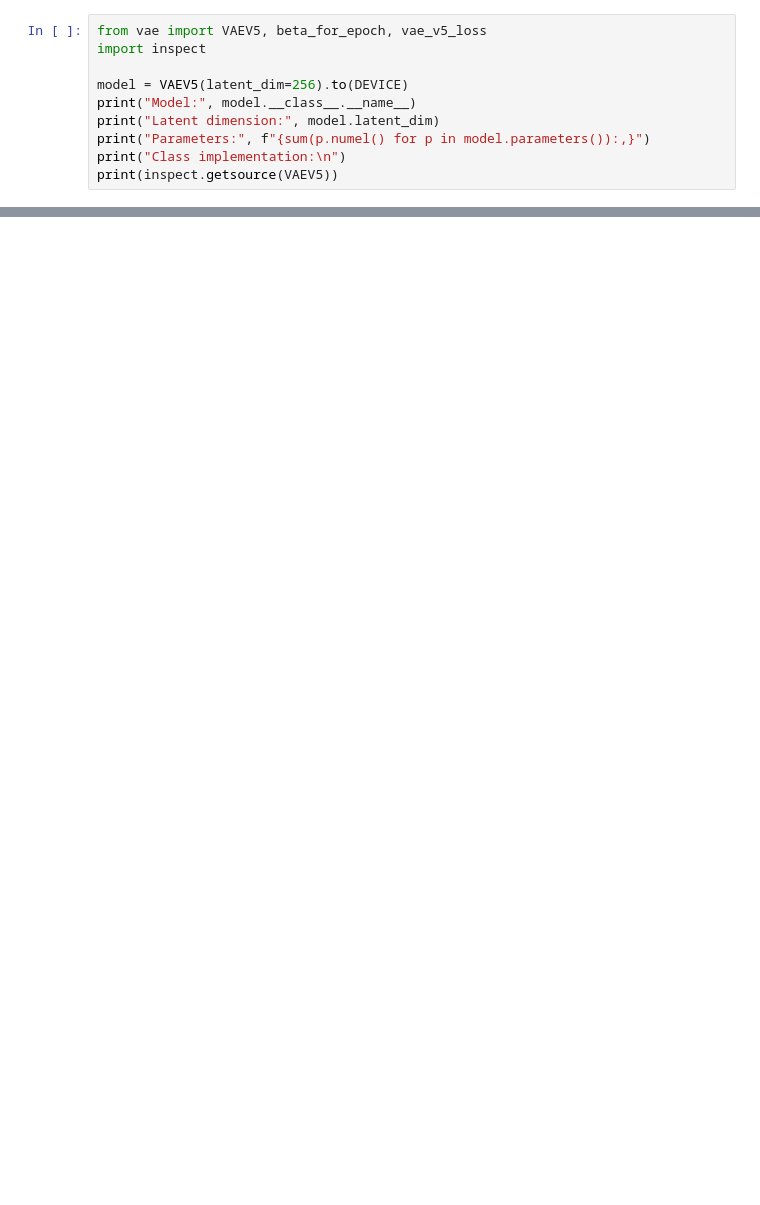
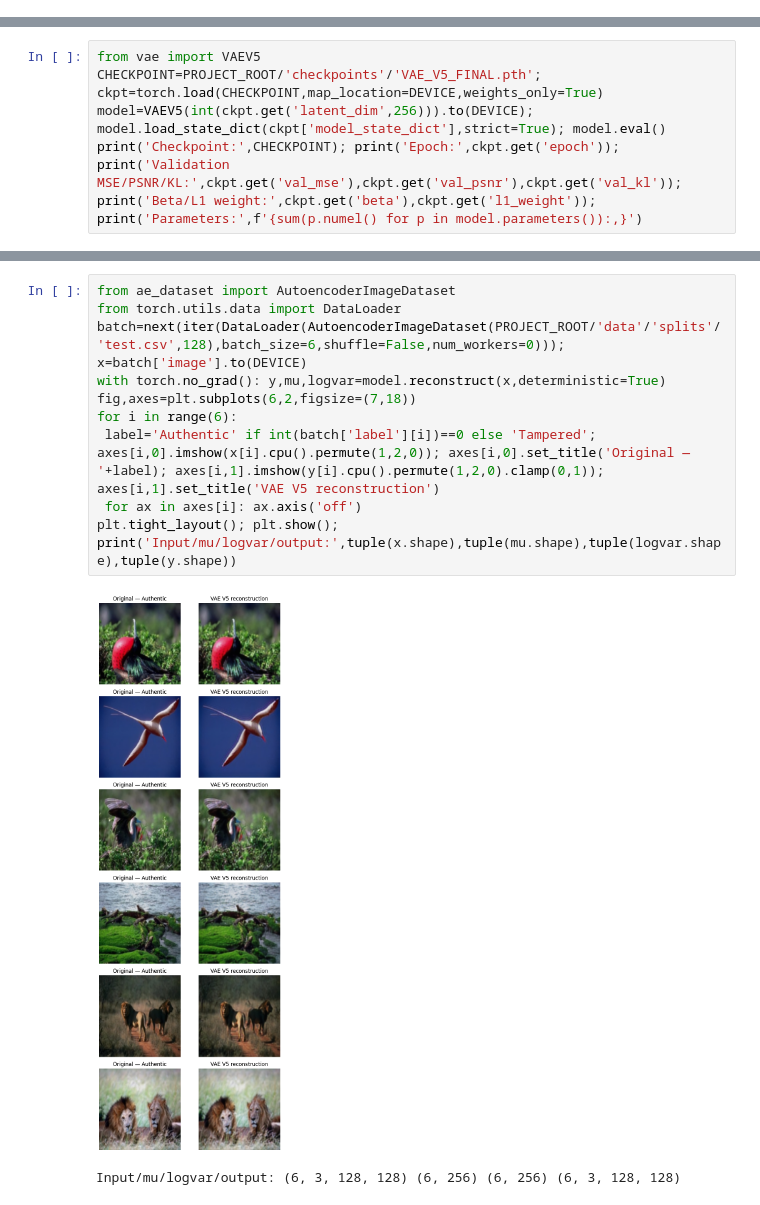
Before and after one commit to Unavailablecoconut76/Digital-Evidence-GenAI, a Jupyter notebook: notebooks/VAE/VAE_CASIA_Complete_Demo.ipynb, the cells around one changed output, grey strips where cells are left out. Cells and saved outputs as stored; diff of their text form; blank space fills up the shorter version.

```diff
--- a/notebooks/VAE/VAE_CASIA_Complete_Demo.ipynb
+++ b/notebooks/VAE/VAE_CASIA_Complete_Demo.ipynb
@@ -74,10 +0,0 @@ For repeatable evaluation, reconstruction uses **z = ÃŽÂ¼**.
-# %%
-from vae import VAEV5, beta_for_epoch, vae_v5_loss
-import inspect
-
-model = VAEV5(latent_dim=256).to(DEVICE)
-print("Model:", model.__class__.__name__)
-print("Latent dimension:", model.latent_dim)
-print("Parameters:", f"{sum(p.numel() for p in model.parameters()):,}")
-print("Class implementation:\n")
-print(inspect.getsource(VAEV5))
@@ -280,0 +49,5 @@ VAE V5 provides substantially improved image reconstruction while preserving a p
+# %%
+from vae import VAEV5
+CHECKPOINT=PROJECT_ROOT/'checkpoints'/'VAE_V5_FINAL.pth'; ckpt=torch.load(CHECKPOINT,map_location=DEVICE,weights_only=True)
+model=VAEV5(int(ckpt.get('latent_dim',256))).to(DEVICE); model.load_state_dict(ckpt['model_state_dict'],strict=True); model.eval()
+print('Checkpoint:',CHECKPOINT); print('Epoch:',ckpt.get('epoch')); print('Validation MSE/PSNR/KL:',ckpt.get('val_mse'),ckpt.get('val_psnr'),ckpt.get('val_kl')); print('Beta/L1 weight:',ckpt.get('beta'),ckpt.get('l1_weight')); print('Parameters:',f'{sum(p.numel() for p in model.parameters()):,}')
@@ -280,0 +92,13 @@ VAE V5 provides substantially improved image reconstruction while preserving a p
+# %%
+from ae_dataset import AutoencoderImageDataset
+from torch.utils.data import DataLoader
+batch=next(iter(DataLoader(AutoencoderImageDataset(PROJECT_ROOT/'data'/'splits'/'test.csv',128),batch_size=6,shuffle=False,num_workers=0))); x=batch['image'].to(DEVICE)
+with torch.no_grad(): y,mu,logvar=model.reconstruct(x,deterministic=True)
+fig,axes=plt.subplots(6,2,figsize=(7,18))
+for i in range(6):
+ label='Authentic' if int(batch['label'][i])==0 else 'Tampered'; axes[i,0].imshow(x[i].cpu().permute(1,2,0)); axes[i,0].set_title('Original — '+label); axes[i,1].imshow(y[i].cpu().permute(1,2,0).clamp(0,1)); axes[i,1].set_title('VAE V5 reconstruction')
+ for ax in axes[i]: ax.axis('off')
+plt.tight_layout(); plt.show(); print('Input/mu/logvar/output:',tuple(x.shape),tuple(mu.shape),tuple(logvar.shape),tuple(y.shape))
+# %% [output]
+[figure, added]
+Input/mu/logvar/output: (6, 3, 128, 128) (6, 256) (6, 256) (6, 3, 128, 128)
```
Also changed, not shown: parts of 43 cells of this notebook, 2 other files.
